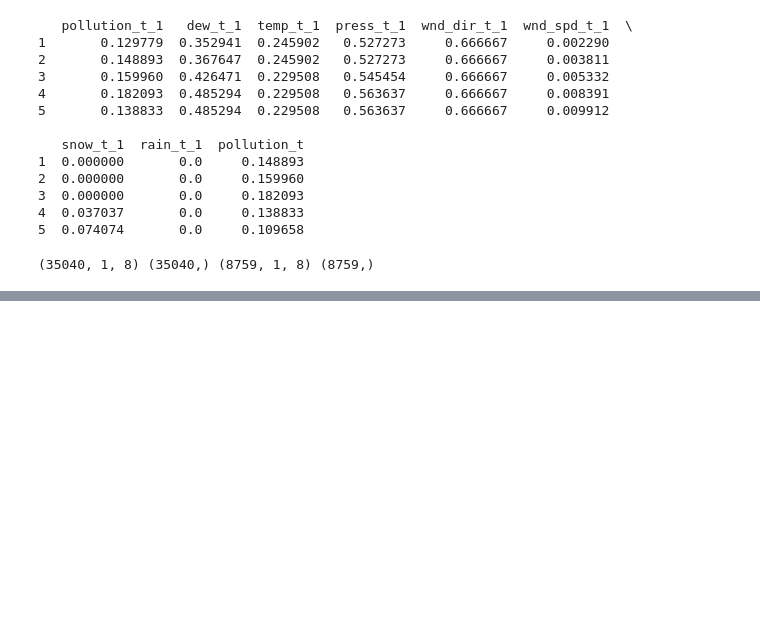
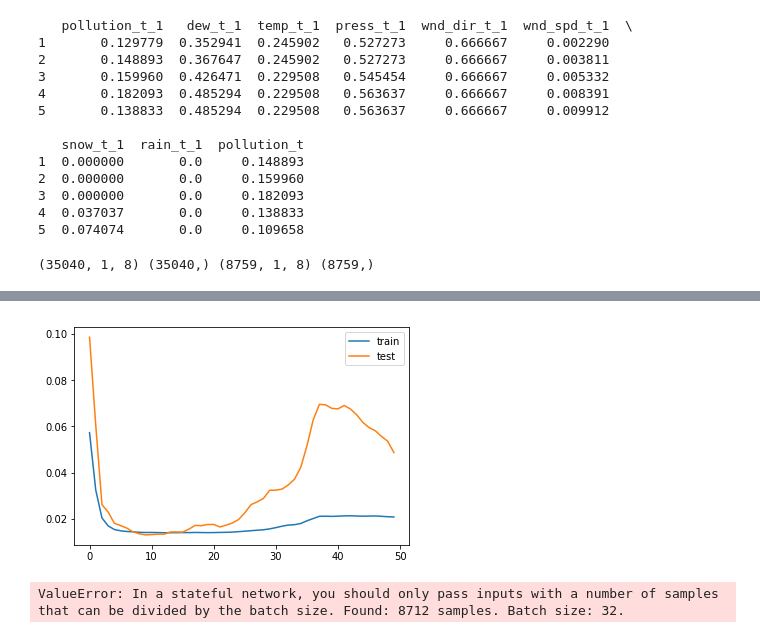
Before and after one commit to bichopaulinho/DeepLearningCourse, a Jupyter notebook: 05_RecurrentNets/14_Exercise-Multivariate_time_series_forecasting.ipynb, the cells around one changed output, grey strips where cells are left out. Drawn from its saved outputs; the diff is of its cells as text; code cells hidden in the pictures; blank space fills up the shorter version.

```diff
--- a/05_RecurrentNets/14_Exercise-Multivariate_time_series_forecasting.ipynb
+++ b/05_RecurrentNets/14_Exercise-Multivariate_time_series_forecasting.ipynb
@@ -234,0 +245,28 @@ print(train_X.shape, train_y.shape, test_X.shape, test_y.shape)
+# %%
+# design network
+K.clear_session()
+
+batch_size = 72
+stful = True
+
+if stful:
+    # Number of training / test samples must be divided by batch size
+    # Removing samples for a round division
+    train_X = train_X[:batch_size * (train_X.shape[0] // batch_size)]
+    train_y = train_y[:batch_size * (train_y.shape[0] // batch_size)]
+
+    test_X = test_X[:batch_size * (test_X.shape[0] // batch_size)]
+    test_y = test_y[:batch_size * (test_y.shape[0] // batch_size)]
+
+feature_dim = train_X.shape[2] # input dimension
+
+model = Sequential()
+model.add(LSTM(50,
+               batch_input_shape = (batch_size, tsteps, feature_dim),
+               #input_shape=(tsteps, feature_dim),
+               stateful = stful # states to be propagated to the next batch
+              )
+         )
+model.add(Dense(1))
+model.compile(loss='mae', optimizer='adam')
+model.summary()
@@ -234,0 +285,9 @@ print(train_X.shape, train_y.shape, test_X.shape, test_y.shape)
+# %%
+# fit network
+history = model.fit(train_X, train_y,
+                    epochs=50,
+                    batch_size=batch_size,
+                    validation_data=(test_X, test_y),
+                    verbose=2,
+                    shuffle=False # important to allow meaningful state propagation
+                   )
@@ -234,0 +312,26 @@ print(train_X.shape, train_y.shape, test_X.shape, test_y.shape)
+# %%
+# plot history
+plt.plot(history.history['loss'], label='train')
+plt.plot(history.history['val_loss'], label='test')
+plt.legend()
+plt.show()
+# %% [output]
+[figure, added]
+# %%
+# make a prediction
+yhat = model.predict(test_X)
+test_X = test_X.reshape((test_X.shape[0], test_X.shape[2]))
+# invert scaling for forecast
+inv_yhat = concatenate((yhat, test_X[:, 1:]), axis=1)
+inv_yhat = scaler.inverse_transform(inv_yhat)
+inv_yhat = inv_yhat[:,0]
+# invert scaling for actual
+test_y = test_y.reshape((len(test_y), 1))
+inv_y = concatenate((test_y, test_X[:, 1:]), axis=1)
+inv_y = scaler.inverse_transform(inv_y)
+inv_y = inv_y[:,0]
+# calculate RMSE
+rmse = sqrt(mean_squared_error(inv_y, inv_yhat))
+print('Test RMSE: %.3f' % rmse)
+# %% [output]
+ValueError: In a stateful network, you should only pass inputs with a number of samples that can be divided by the batch size. Found: 8712 samples. Batch size: 32.
```
Also changed, not shown: parts of 6 cells of this notebook.
